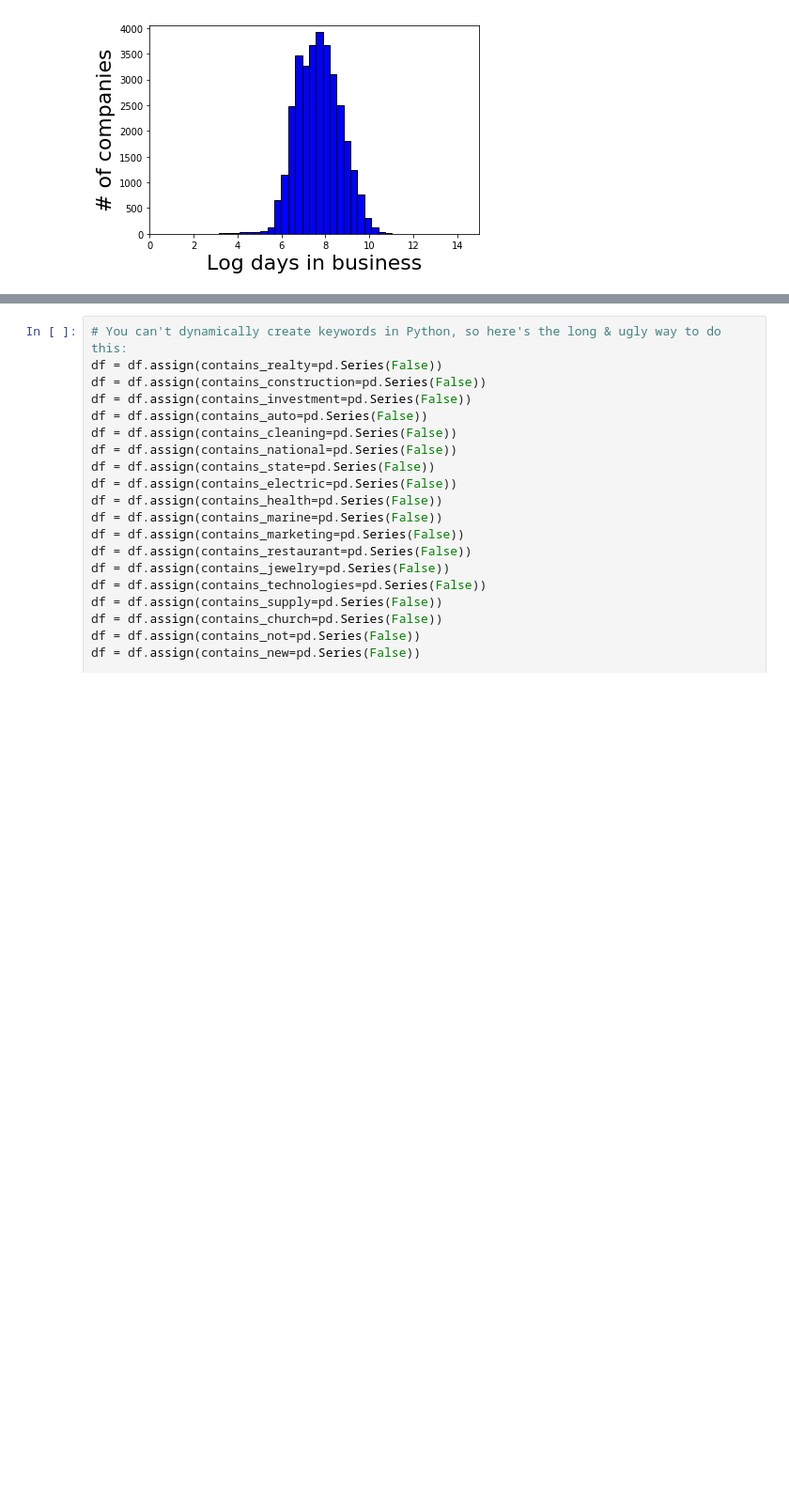
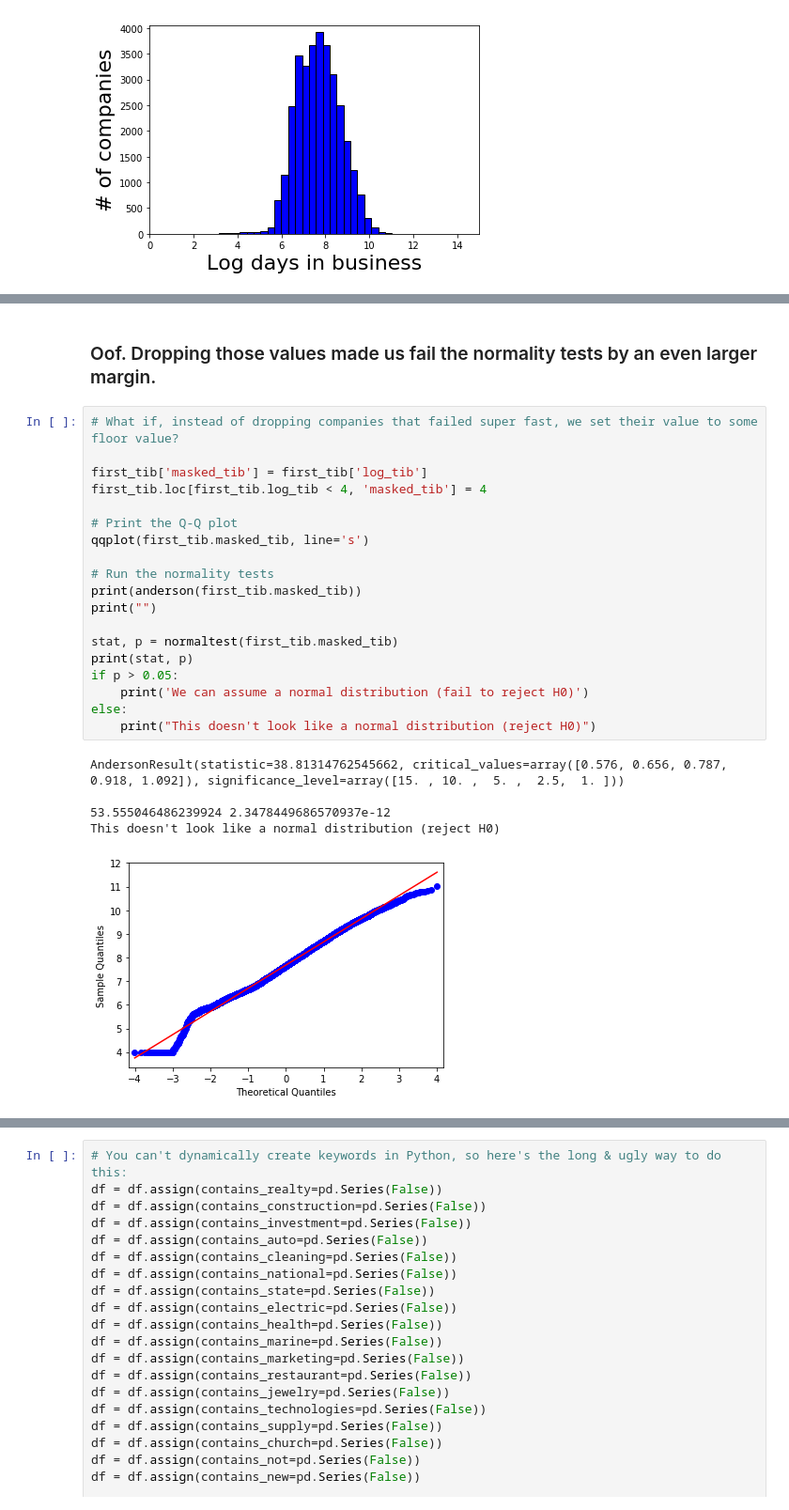
Before and after one commit to Yoyoyoyoyoyoyo/lifespan_of_companies, a Jupyter notebook: SOS_for_github.ipynb, the cells around one changed output, grey strips where cells are left out. Shown at 94% size. Drawn from its saved outputs; the diff is of its cells as text; blank space fills up the shorter version.

```diff
--- a/SOS_for_github.ipynb
+++ b/SOS_for_github.ipynb
@@ -468,0 +523,27 @@ df["log_time_in_business"] = first_tib["log_tib"]
+# %% [markdown]
+### Oof. Dropping those values made us fail the normality tests by an even larger margin.
+# %%
+# What if, instead of dropping companies that failed super fast, we set their value to some floor value?
+
+first_tib['masked_tib'] = first_tib['log_tib']
+first_tib.loc[first_tib.log_tib < 4, 'masked_tib'] = 4
+
+# Print the Q-Q plot
+qqplot(first_tib.masked_tib, line='s')
+
+# Run the normality tests
+print(anderson(first_tib.masked_tib))
+print("")
+
+stat, p = normaltest(first_tib.masked_tib)
+print(stat, p)
+if p > 0.05:
+    print('We can assume a normal distribution (fail to reject H0)')
+else:
+    print("This doesn't look like a normal distribution (reject H0)")
+# %% [output]
+AndersonResult(statistic=38.81314762545662, critical_values=array([0.576, 0.656, 0.787, 0.918, 1.092]), significance_level=array([15. , 10. ,  5. ,  2.5,  1. ]))
+
+53.555046486239924 2.3478449686570937e-12
+This doesn't look like a normal distribution (reject H0)
+[figure, added]
```
Also changed, not shown: parts of 24 cells of this notebook.
